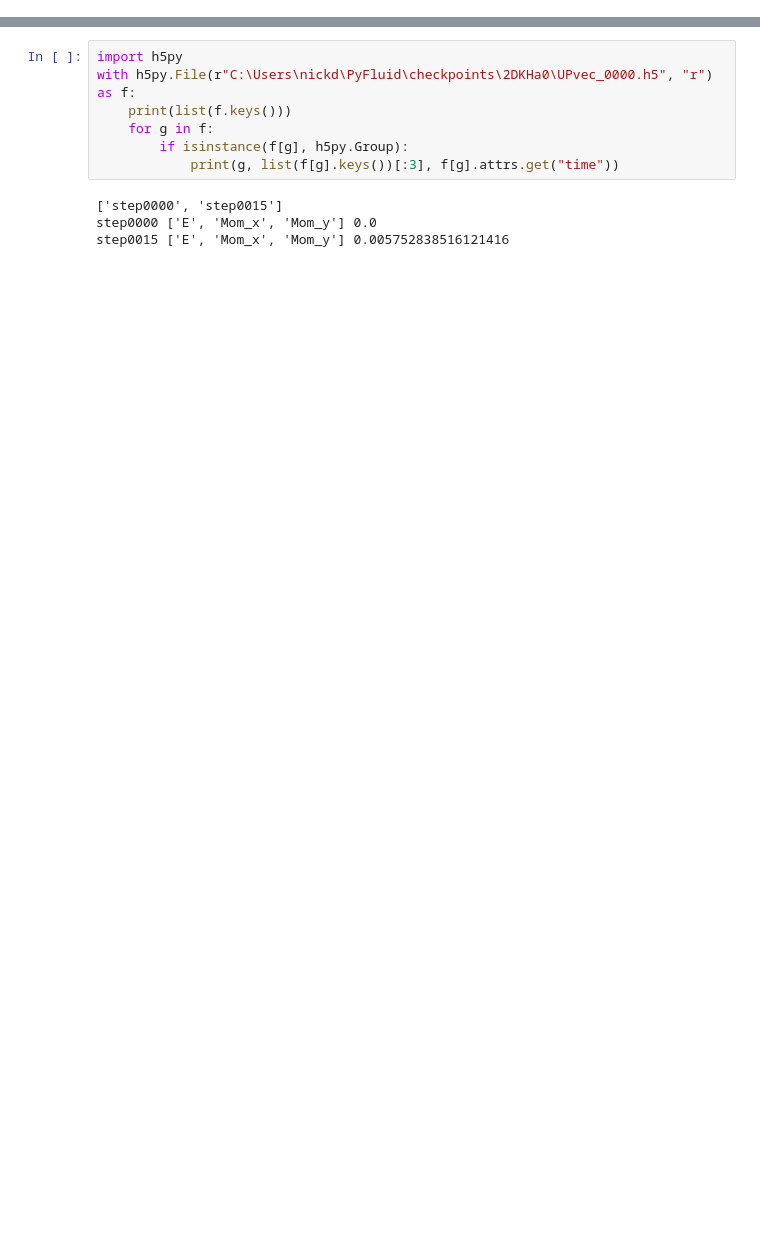
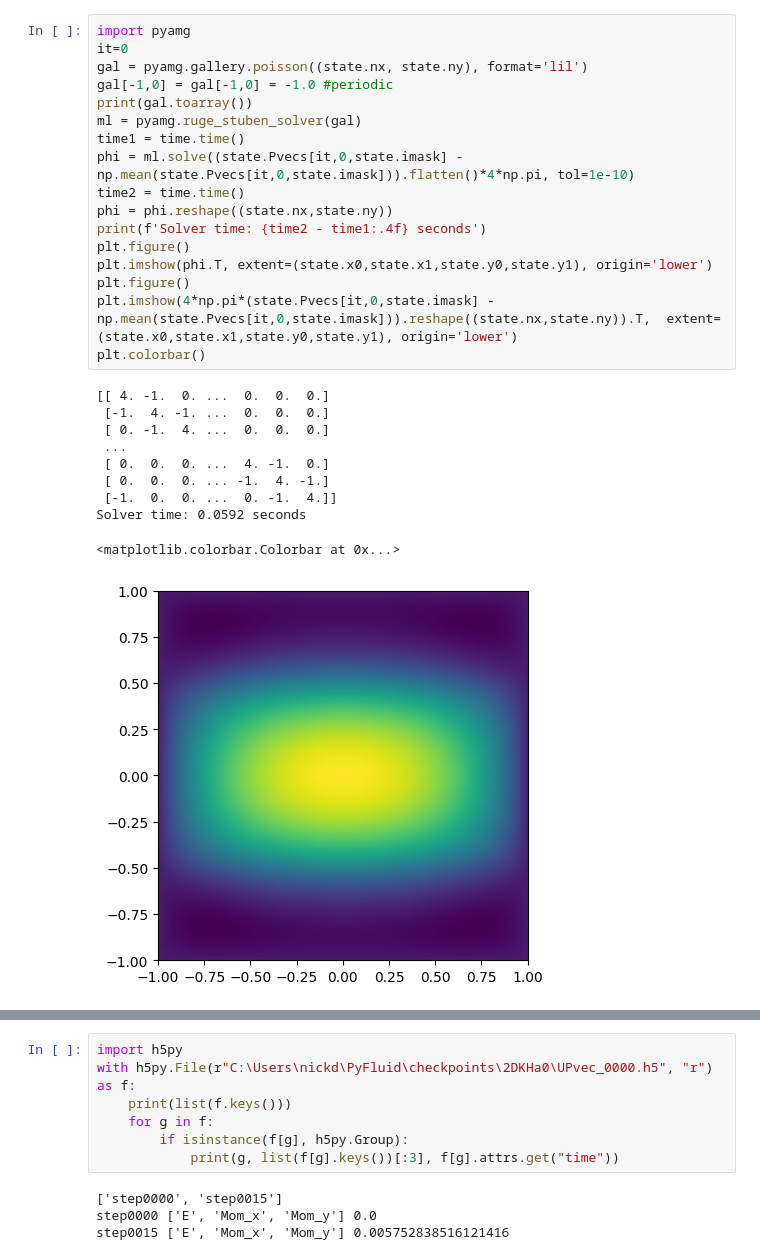
Before and after one commit to Jimbo-Coder/PyFluid, a Jupyter notebook: main_mhd2d.ipynb, the cells around one changed output, grey strips where cells are left out. Drawn from its saved outputs; the diff is of its cells as text; blank space fills up the shorter version.

```diff
--- a/main_mhd2d.ipynb
+++ b/main_mhd2d.ipynb
@@ -2117,0 +2132,28 @@ state.print_state()
+# %%
+import pyamg
+it=0
+gal = pyamg.gallery.poisson((state.nx, state.ny), format='lil')
+gal[-1,0] = gal[-1,0] = -1.0 #periodic
+print(gal.toarray())
+ml = pyamg.ruge_stuben_solver(gal)
+time1 = time.time()
+phi = ml.solve((state.Pvecs[it,0,state.imask] - np.mean(state.Pvecs[it,0,state.imask])).flatten()*4*np.pi, tol=1e-10)
+time2 = time.time()
+phi = phi.reshape((state.nx,state.ny))
+print(f'Solver time: {time2 - time1:.4f} seconds')
+plt.figure()
+plt.imshow(phi.T, extent=(state.x0,state.x1,state.y0,state.y1), origin='lower')
+plt.figure()
+plt.imshow(4*np.pi*(state.Pvecs[it,0,state.imask] - np.mean(state.Pvecs[it,0,state.imask])).reshape((state.nx,state.ny)).T,  extent=(state.x0,state.x1,state.y0,state.y1), origin='lower')
+plt.colorbar()
+# %% [output]
+[[ 4. -1.  0. ...  0.  0.  0.]
+ [-1.  4. -1. ...  0.  0.  0.]
+ [ 0. -1.  4. ...  0.  0.  0.]
+ ...
+ [ 0.  0.  0. ...  4. -1.  0.]
+ [ 0.  0.  0. ... -1.  4. -1.]
+ [-1.  0.  0. ...  0. -1.  4.]]
+Solver time: 0.0592 seconds
+<matplotlib.colorbar.Colorbar at 0x...>
+[figure, added]
```
Also changed, not shown: parts of 4 cells of this notebook, 4 other files.
